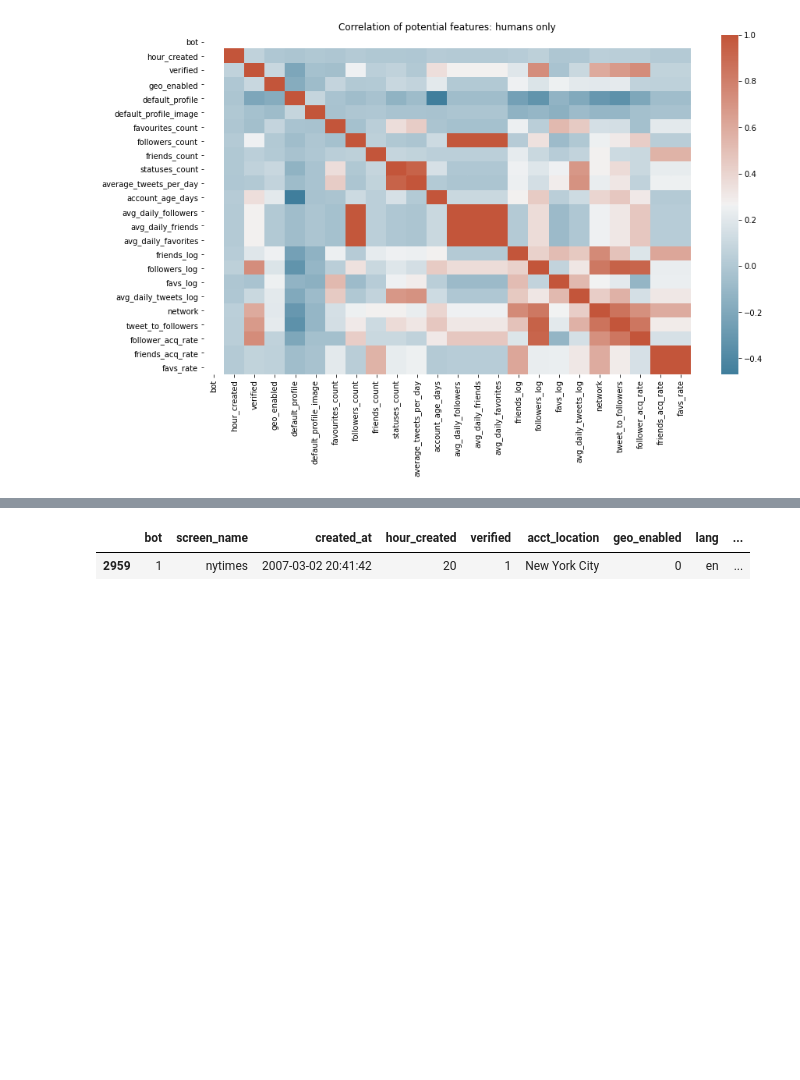
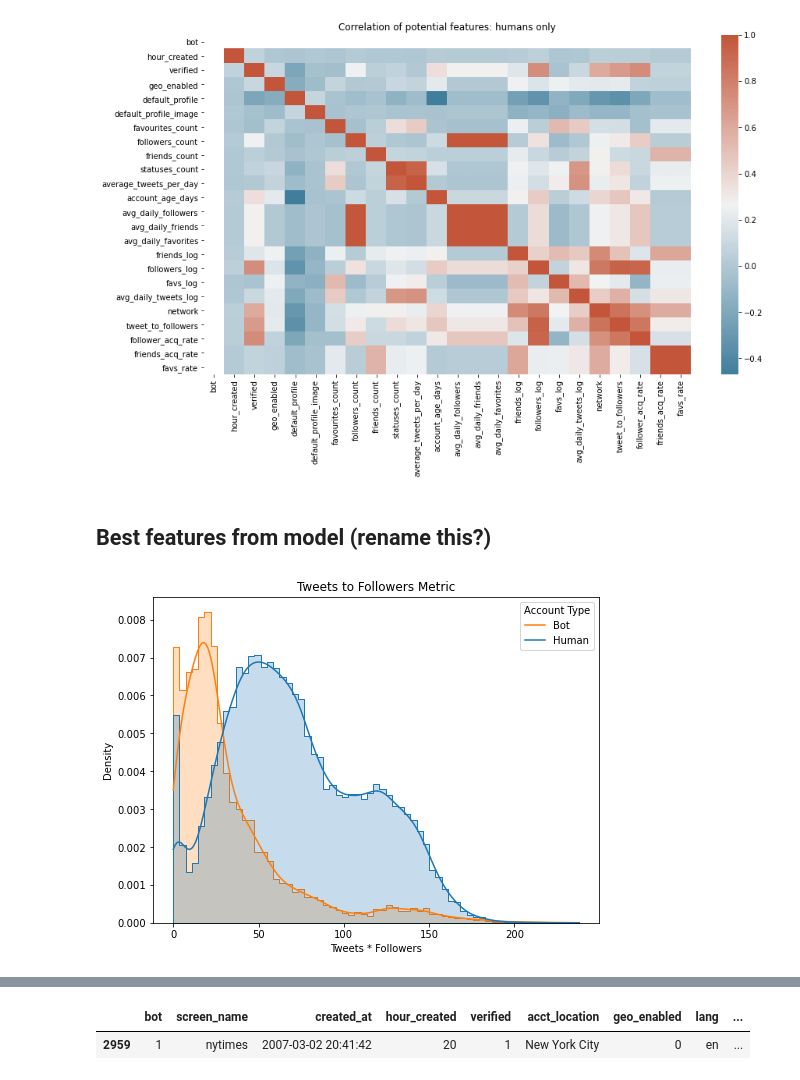
Before and after one commit to scrapfishies/twitter-bot-detection, a Jupyter notebook: eda.ipynb, the cells around one changed output, grey strips where cells are left out. Cells and saved outputs as stored; diff of their text form; code cells hidden in the pictures; blank space fills up the shorter version.

Commit message:
model tweaks and eda

```diff
--- a/eda.ipynb
+++ b/eda.ipynb
@@ -287,3 +287,5 @@ sns.heatmap(humans.corr(), cmap=cmap, annot=False)
 plt.title('Correlation of potential features: humans only');
 # %% [output]
 [figure]
+# %% [markdown]
+## Best features from model (rename this?)
@@ -289,0 +295,9 @@ plt.title('Correlation of potential features: humans only');
+# %%
+plt.figure(figsize=(8,6))
+sns.histplot(x='tweet_to_followers', data=df, hue='bot', alpha=.25,
+             kde=True, stat='density', common_bins=True, element='step', legend=True)
+plt.xlabel('Tweets * Followers')
+plt.legend(title='Account Type', loc='upper right', labels=['Bot', 'Human'])
+plt.title("Tweets to Followers Metric");
+# %% [output]
+[figure, added]
```
Also changed, not shown: parts of 5 cells of this notebook, 3 other files.
